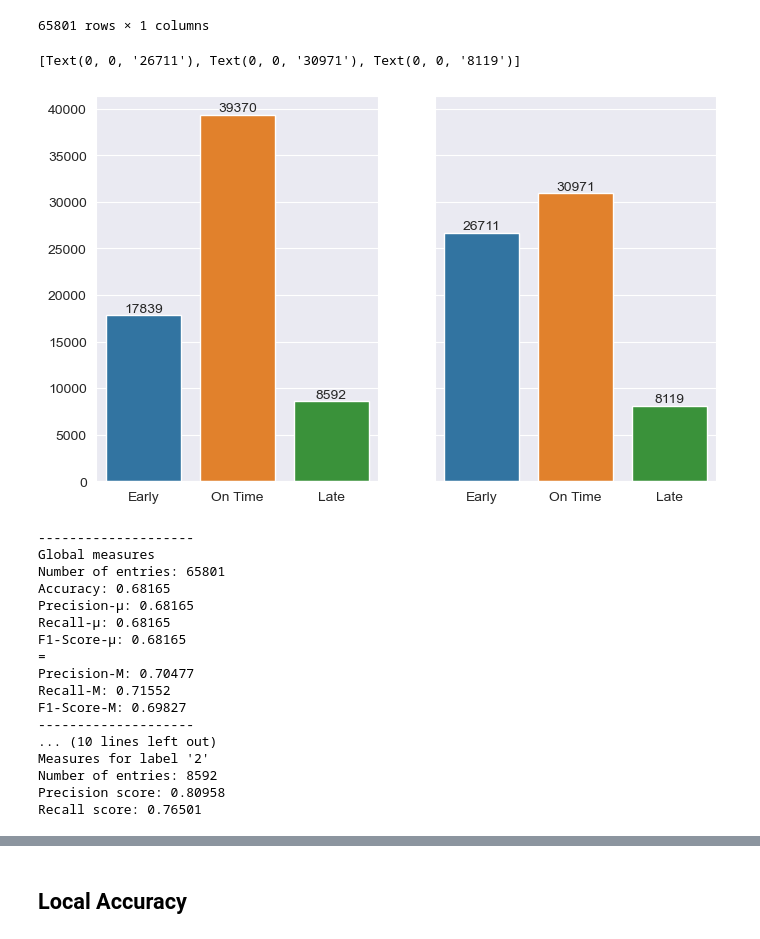
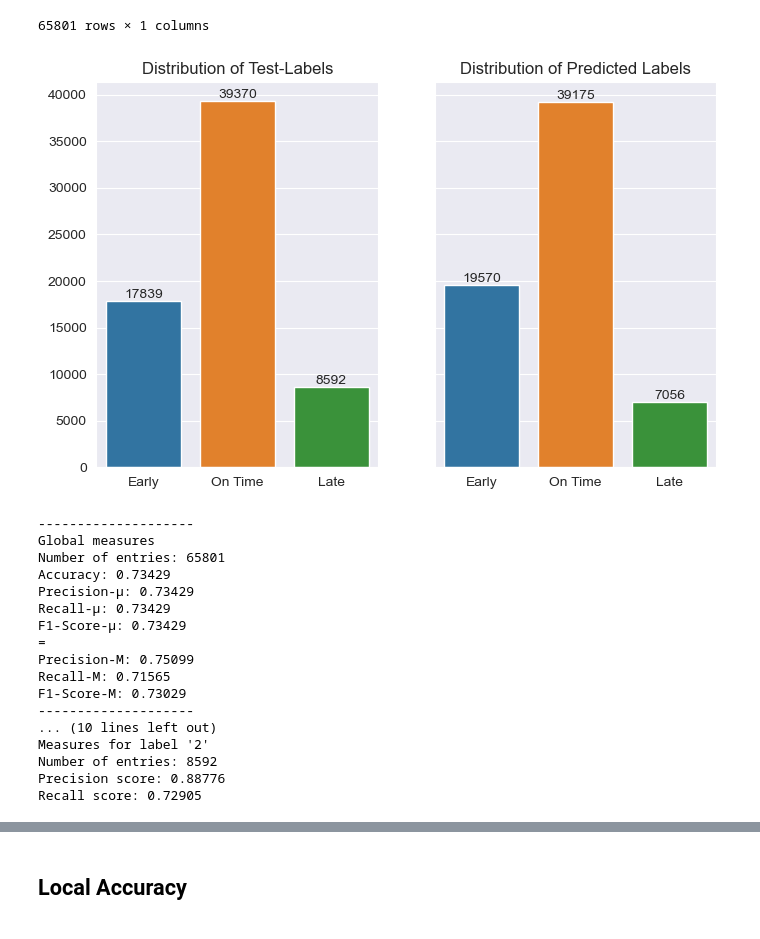
Before and after one commit to chrigHub/PertubationThesis, a Jupyter notebook: main/perturbation/02_perturbation_analysis_RF.ipynb, the cells around one changed output, grey strips where cells are left out. Saved outputs shown, nothing was run; the diff lists cells and outputs as text; code cells hidden in the pictures.

```diff
--- a/main/perturbation/02_perturbation_analysis_RF.ipynb
+++ b/main/perturbation/02_perturbation_analysis_RF.ipynb
@@ -14,7 +14,7 @@ from main.utils import data_manage_utils, train_utils
 importlib.reload(train_utils)
 importlib.reload(data_manage_utils)
 
-loading_folder = "2024_06_02-0115"
+loading_folder = "2024_06_17-0642"
 loading_spec = "RF"
 
 ROOT_PATH = os.path.abspath("../../")
@@ -102,12 +102,14 @@ y_test
 # %%
 fig, axes = plt.subplots(1,2,figsize=(8,5), sharey=True)
 sns.barplot(x=["Early", "On Time", "Late"], y=list(y_test.value_counts().sort_index()), ax=axes[0])
 sns.barplot(x=["Early", "On Time", "Late"], y=list(y_test_pred.value_counts().sort_index()), ax=axes[1])
+axes[0].set_title("Distribution of Test-Labels")
+axes[1].set_title("Distribution of Predicted Labels")
 axes[0].bar_label(axes[0].containers[0])
 axes[1].bar_label(axes[1].containers[0])
+plt.show()
 # %% [output]
-[Text(0, 0, '26711'), Text(0, 0, '30971'), Text(0, 0, '8119')]
-[figure, old version]
+[figure, new version]
 # %%
 def print_measures(y_pred, y_true, true_labels):
     if type(y_pred) == pd.DataFrame:
@@ -145,17 +147,17 @@ real = print_measures(y_test_pred, y_test, [0,1,2])
 --------------------
 Global measures
 Number of entries: 65801
-Accuracy: 0.68165
-Precision-µ: 0.68165
-Recall-µ: 0.68165
-F1-Score-µ: 0.68165
+Accuracy: 0.73429
+Precision-µ: 0.73429
+Recall-µ: 0.73429
+F1-Score-µ: 0.73429
 =
-Precision-M: 0.70477
-Recall-M: 0.71552
-F1-Score-M: 0.69827
+Precision-M: 0.75099
+Recall-M: 0.71565
+F1-Score-M: 0.73029
 --------------------
 ... (10 lines left out)
 Measures for label '2'
 Number of entries: 8592
-Precision score: 0.80958
-Recall score: 0.76501
+Precision score: 0.88776
+Recall score: 0.72905
```
Also changed, not shown: parts of 67 cells of this notebook, 38 other files.
